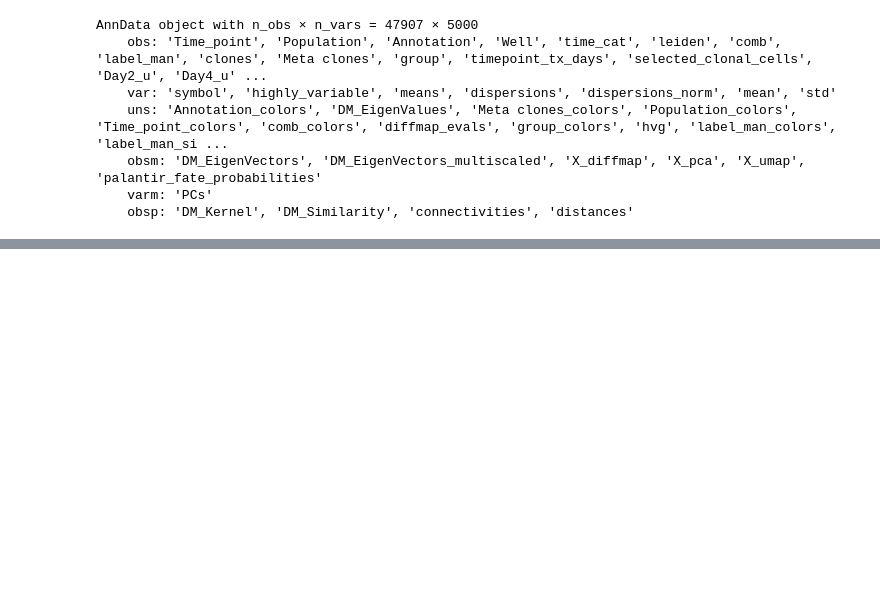
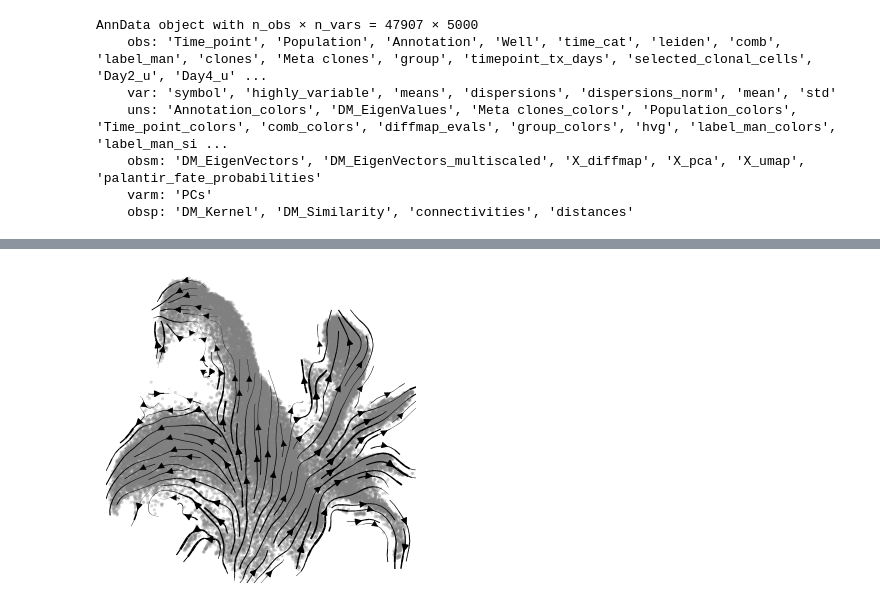
Before and after one commit to oZwZo/PINN_dynamics, a Jupyter notebook: Explore_Notebook/1.explore_datasets/1-7.test_different_Weinreb.ipynb, the cells around one changed output, grey strips where cells are left out. Saved outputs shown, nothing was run; the diff lists cells and outputs as text; code cells hidden in the pictures; blank space fills up the shorter version.

```diff
--- a/Explore_Notebook/1.explore_datasets/1-7.test_different_Weinreb.ipynb
+++ b/Explore_Notebook/1.explore_datasets/1-7.test_different_Weinreb.ipynb
@@ -445,0 +499,7 @@ scv.pl.velocity_embedding_stream(new_ad, vkey='deltax', basis='umap',integration
+# %%
+scv.pl.velocity_embedding_stream(new_ad,
+    density = 1.5,
+    vkey='deltax', basis='umap',
+    integration_direction='both')
+# %% [output]
+[figure, added]
```
Also changed, not shown: parts of 21 cells of this notebook.
